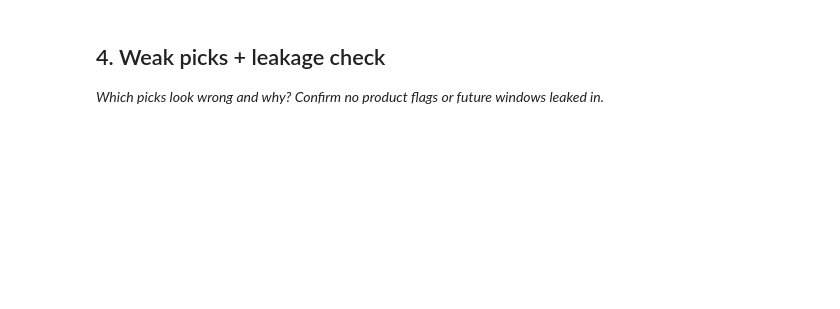
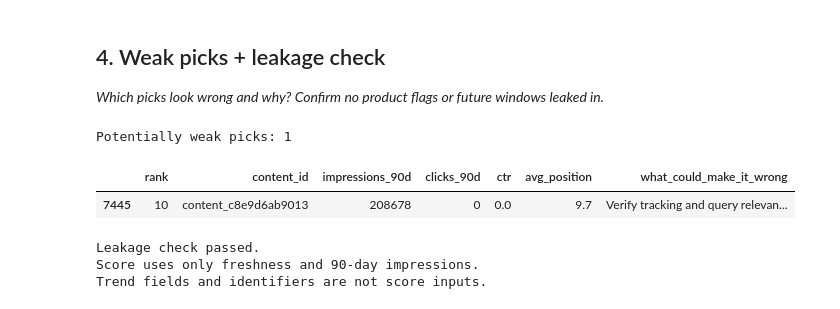
Before and after one commit to Ni7chal14/flyrank-ml-internship, a Jupyter notebook: work/notebooks/w04_baseline_score.ipynb, the cells around one changed output. Cells and saved outputs as stored; diff of their text form; code cells hidden in the pictures; blank space fills up the shorter version.

```diff
--- a/work/notebooks/w04_baseline_score.ipynb
+++ b/work/notebooks/w04_baseline_score.ipynb
@@ -22,3 +332,73 @@ This skeleton is yours to fill. Work the sections **in order** — each one has
 ## 4. Weak picks + leakage check
 
 *Which picks look wrong and why? Confirm no product flags or future windows leaked in.*
+# %%
+
+# Identify potentially weak recommendations in the top-20 queue.
+weak_picks = review.loc[
+    (review["clicks_90d"] == 0)
+    | (review["avg_position"] > 50)
+    | (
+        (review["avg_position"] > 0)
+        & (review["avg_position"] <= 3)
+        & (review["ctr"] < 0.1)
+    )
+]
+
+print("Potentially weak picks:", len(weak_picks))
+
+display(
+    weak_picks[
+        [
+            "rank",
+            "content_id",
+            "impressions_90d",
+            "clicks_90d",
+            "ctr",
+            "avg_position",
+            "what_could_make_it_wrong",
+        ]
+    ]
+)
+
+# Leakage guard: these fields must never enter the score formula.
+forbidden_features = {
+    "trend_pct",
+    "trend_direction",
+    "is_declining_label",
+    "content_id",
+    "client_id",
+}
+
+actual_score_inputs = {
+    "days_since_last_update",
+    "impressions_90d",
+}
+
+assert actual_score_inputs.isdisjoint(forbidden_features)
+assert "trend_pct" not in actual_score_inputs
+assert "trend_direction" not in actual_score_inputs
+assert "is_declining_label" not in actual_score_inputs
+
+# Confirm that the score is exactly the stated transparent rule.
+expected_score = (
+    (df["days_since_last_update"] >= 91).astype(int)
+    * (df["impressions_90d"] >= 300).astype(int)
+    * df["impressions_90d"]
+)
+
+assert np.allclose(
+    df["baseline_score"].to_numpy(),
+    expected_score.to_numpy()
+)
+
+print("Leakage check passed.")
+print("Score uses only freshness and 90-day impressions.")
+print("Trend fields and identifiers are not score inputs.")
+# %% [output]
+Potentially weak picks: 1
+|  | rank | content_id | impressions_90d | clicks_90d | ctr | avg_position | what_could_make_it_wrong |
+| 7445 | 10 | content_c8e9d6ab9013 | 208678 | 0 | 0.0 | 9.7 | Verify tracking and query relevan... |
+Leakage check passed.
+Score uses only freshness and 90-day impressions.
+Trend fields and identifiers are not score inputs.
```
Also changed, not shown: parts of 5 cells of this notebook.
